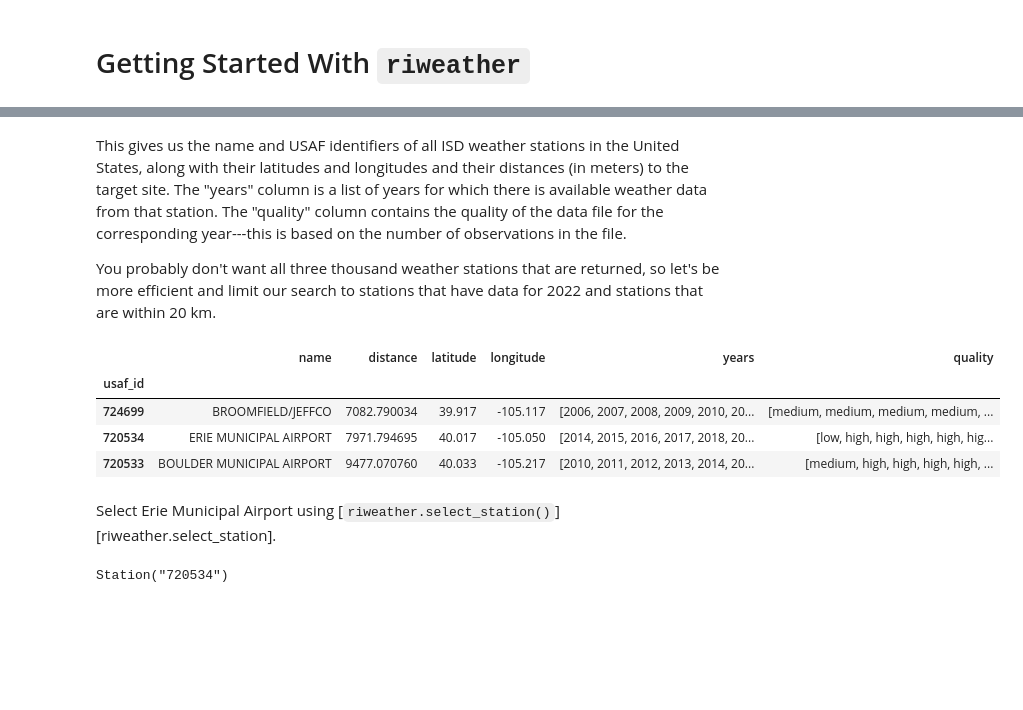
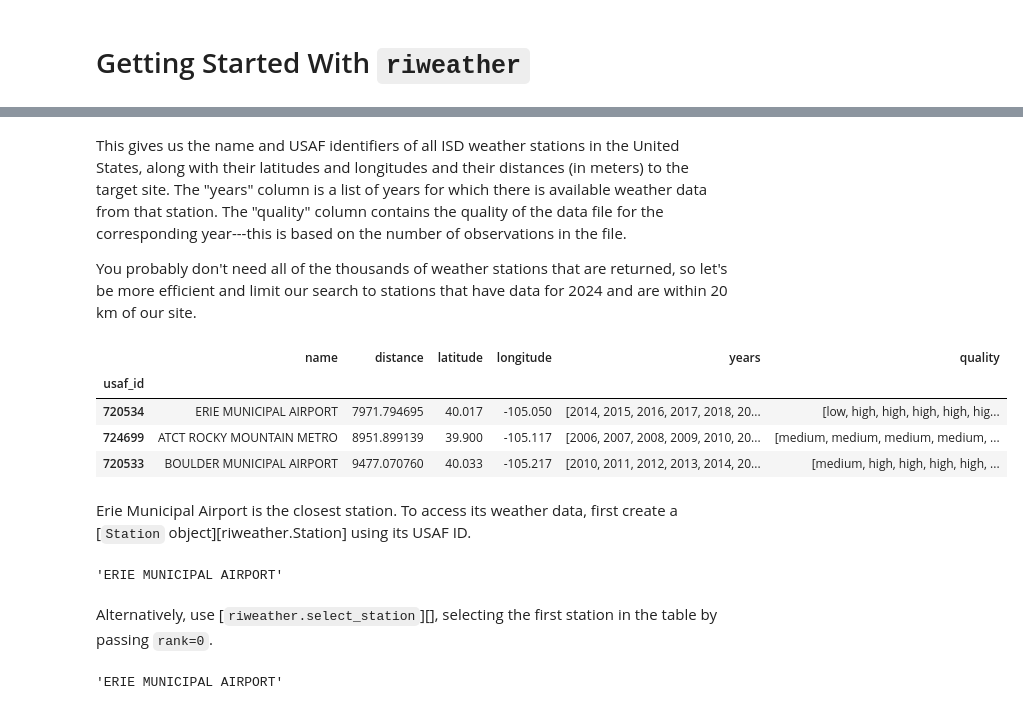
Before and after one commit to ensley-nexant/riweather, a Jupyter notebook: docs/how_to.ipynb, the cells around one changed output, grey strips where cells are left out. Saved outputs shown, nothing was run; the diff lists cells and outputs as text; code cells hidden in the pictures; blank space fills up the shorter version.

Commit message:
V1 (#23)
* Try a nonexistent year instead of forcing a db rebuild

* improved testing

* more docs

* example rewrite

* bump version to preview of v1.0 release

* update README for v1.0

```diff
--- a/docs/how_to.ipynb
+++ b/docs/how_to.ipynb
@@ -26,25 +26,32 @@ Number of stations returned: 2859
 # %% [markdown]
 This gives us the name and USAF identifiers of all ISD weather stations in the United States, along with their latitudes and longitudes and their distances (in meters) to the target site. The "years" column is a list of years for which there is available weather data from that station. The "quality" column contains the quality of the data file for the corresponding year---this is based on the number of observations in the file.
 
-You probably don't want all three thousand weather stations that are returned, so let's be more efficient and limit our search to stations that have data for 2022 and stations that are within 20 km.
+You probably don't need all of the thousands of weather stations that are returned, so let's be more efficient and limit our search to stations that have data for 2024 and are within 20 km of our site.
 # %%
 ranked_stations = riweather.rank_stations(
     my_lat,
     my_lon,
-    year=2022,
+    year=2024,
     max_distance_m=20000,
 )
 ranked_stations
 # %% [output]
 |  | name | distance | latitude | longitude | years | quality |
 | usaf_id |  |  |  |  |  |  |
-| 724699 | BROOMFIELD/JEFFCO | 7082.790034 | 39.917 | -105.117 | [2006, 2007, 2008, 2009, 2010, 20... | [medium, medium, medium, medium, ... |
 | 720534 | ERIE MUNICIPAL AIRPORT | 7971.794695 | 40.017 | -105.050 | [2014, 2015, 2016, 2017, 2018, 20... | [low, high, high, high, high, hig... |
+| 724699 | ATCT ROCKY MOUNTAIN METRO | 8951.899139 | 39.900 | -105.117 | [2006, 2007, 2008, 2009, 2010, 20... | [medium, medium, medium, medium, ... |
 | 720533 | BOULDER MUNICIPAL AIRPORT | 9477.070760 | 40.033 | -105.217 | [2010, 2011, 2012, 2013, 2014, 20... | [medium, high, high, high, high, ... |
-# %% [markdown]
-Select Erie Municipal Airport using [`riweather.select_station()`][riweather.select_station].
+# %% [markdown]
+Erie Municipal Airport is the closest station. To access its weather data, first create a [`Station` object][riweather.Station] using its USAF ID.
+# %%
+station = riweather.Station("720534")
+station.name
+# %% [output]
+'ERIE MUNICIPAL AIRPORT'
+# %% [markdown]
+Alternatively, use [`riweather.select_station`][], selecting the first station in the table by passing `rank=0`.
 # %%
-station = riweather.select_station(ranked_stations, rank=1)
-station
+station = riweather.select_station(ranked_stations, rank=0)
+station.name
 # %% [output]
-Station("720534")
+'ERIE MUNICIPAL AIRPORT'
```
Also changed, not shown: parts of 31 cells of this notebook, 25 other files.
